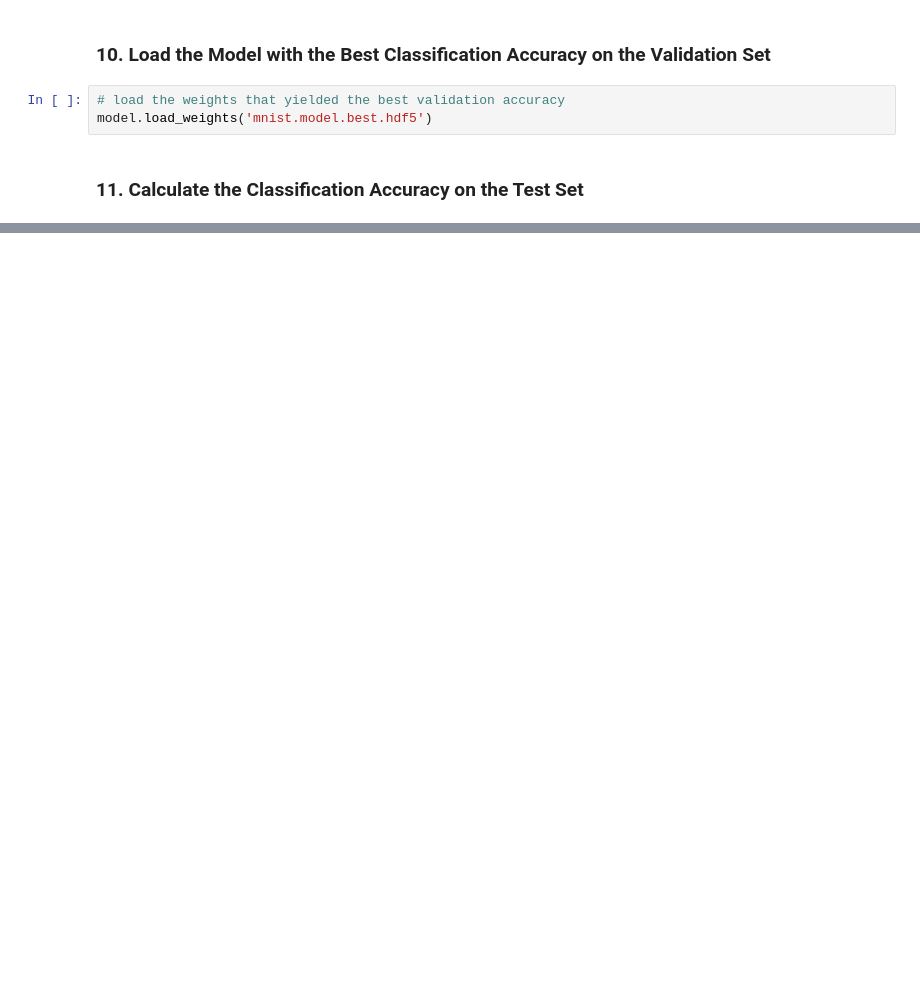
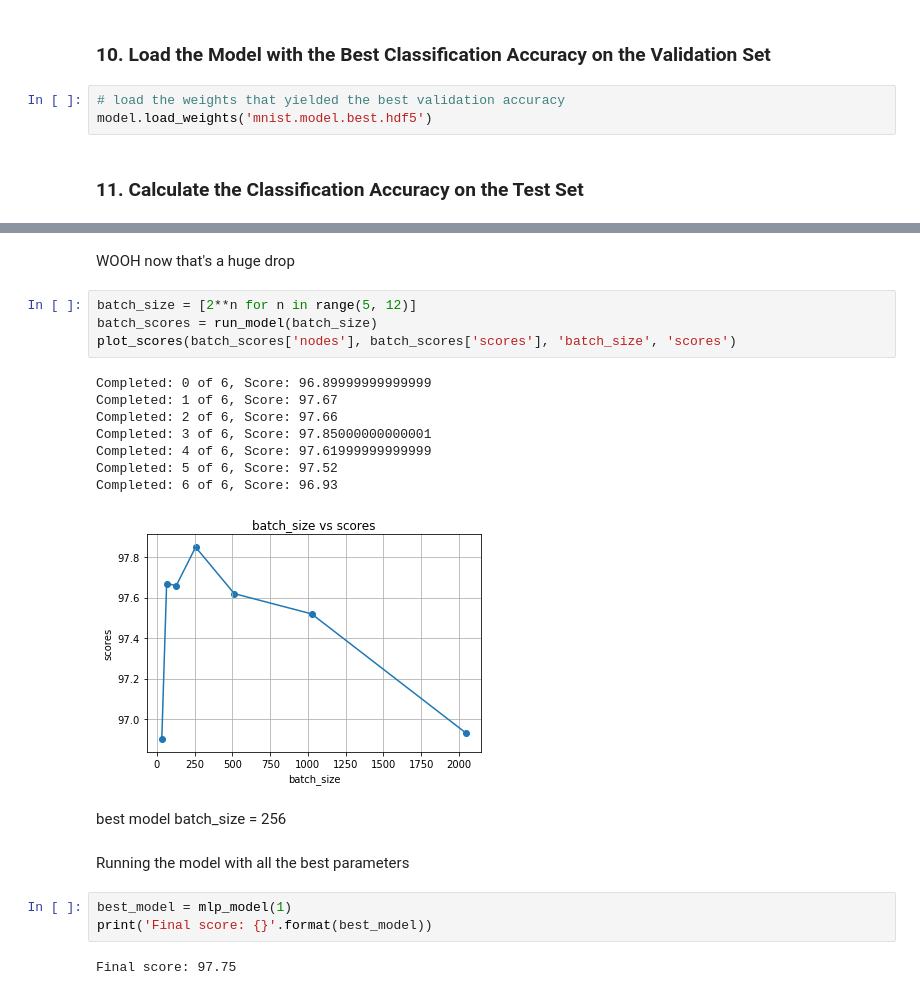
Before and after one commit to ksooklall/Artificial-Intelligence, a Jupyter notebook: Term_2/aind2-cnn/mnist-mlp/mnist_mlp.ipynb, the cells around one changed output, grey strips where cells are left out. Drawn from its saved outputs; the diff is of its cells as text; blank space fills up the shorter version.

```diff
--- a/Term_2/aind2-cnn/mnist-mlp/mnist_mlp.ipynb
+++ b/Term_2/aind2-cnn/mnist-mlp/mnist_mlp.ipynb
@@ -194,0 +287,24 @@ Test accuracy: 98.2100%
+# %% [markdown]
+WOOH now that's a huge drop
+# %%
+batch_size = [2**n for n in range(5, 12)]
+batch_scores = run_model(batch_size)
+plot_scores(batch_scores['nodes'], batch_scores['scores'], 'batch_size', 'scores')
+# %% [output]
+Completed: 0 of 6, Score: 96.89999999999999
+Completed: 1 of 6, Score: 97.67
+Completed: 2 of 6, Score: 97.66
+Completed: 3 of 6, Score: 97.85000000000001
+Completed: 4 of 6, Score: 97.61999999999999
+Completed: 5 of 6, Score: 97.52
+Completed: 6 of 6, Score: 96.93
+[figure, added]
+# %% [markdown]
+best model batch_size = 256
+# %% [markdown]
+Running the model with all the best parameters
+# %%
+best_model = mlp_model(1)
+print('Final score: {}'.format(best_model))
+# %% [output]
+Final score: 97.75
```
Also changed, not shown: parts of 19 cells of this notebook, 1 other file.
